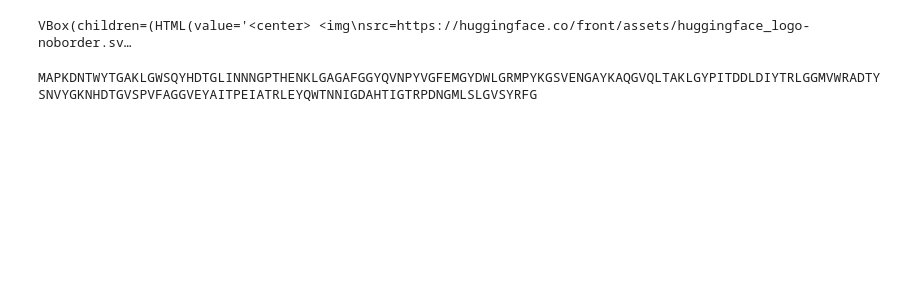
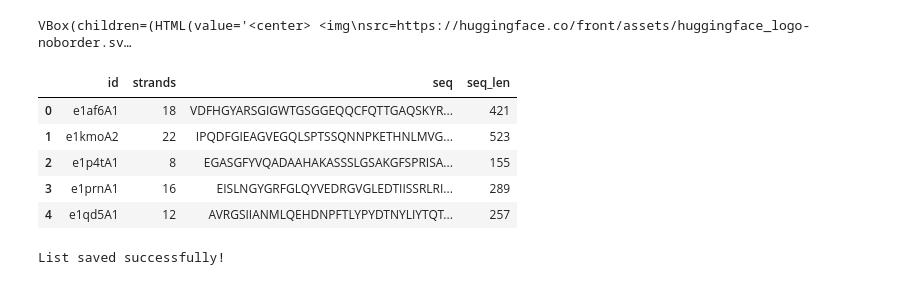
Before and after one commit to daiyral/DFold, a Jupyter notebook: Dfold.ipynb, the cells around one changed output. Cells and saved outputs as stored; diff of their text form; code cells hidden in the pictures; blank space fills up the shorter version.

```diff
--- a/Dfold.ipynb
+++ b/Dfold.ipynb
@@ -24,4 +24,10 @@ out_membraine_chain = ProteinChain.from_rcsb(pdb_id, chain_id)
-# %%
-print(out_membraine_chain.sequence)
-# %% [output]
-MAPKDNTWYTGAKLGWSQYHDTGLINNNGPTHENKLGAGAFGGYQVNPYVGFEMGYDWLGRMPYKGSVENGAYKAQGVQLTAKLGYPITDDLDIYTRLGGMVWRADTYSNVYGKNHDTGVSPVFAGGVEYAITPEIATRLEYQWTNNIGDAHTIGTRPDNGMLSLGVSYRFG
+# %%
+df = pd.read_csv('OMBB_data.csv')
+df.head()
+# %% [output]
+|  | id | strands | seq | seq_len |
+| 0 | e1af6A1 | 18 | VDFHGYARSGIGWTGSGGEQQCFQTTGAQSKYR... | 421 |
+| 1 | e1kmoA2 | 22 | IPQDFGIEAGVEGQLSPTSSQNNPKETHNLMVG... | 523 |
+| 2 | e1p4tA1 | 8 | EGASGFYVQADAAHAKASSSLGSAKGFSPRISA... | 155 |
+| 3 | e1prnA1 | 16 | EISLNGYGRFGLQYVEDRGVGLEDTIISSRLRI... | 289 |
+| 4 | e1qd5A1 | 12 | AVRGSIIANMLQEHDNPFTLYPYDTNYLIYTQT... | 257 |
@@ -27,0 +57,14 @@ MAPKDNTWYTGAKLGWSQYHDTGLINNNGPTHENKLGAGAFGGYQVNPYVGFEMGYDWLGRMPYKGSVENGAYKAQGVQL
+# %%
+import pickle
+import os
+cache_path = 'protein_chains.pkl'
+if os.path.exists(cache_path):
+    with open(cache_path, 'rb') as file:
+        loaded_list = pickle.load(file)
+    print("Loaded list:", loaded_list)
+else:
+    with open(cache_path, 'wb') as file:
+        pickle.dump(protein_chains, file)
+    print("List saved successfully!")
+# %% [output]
+List saved successfully!
```
Also changed, not shown: parts of 17 cells of this notebook, 7 other files.
